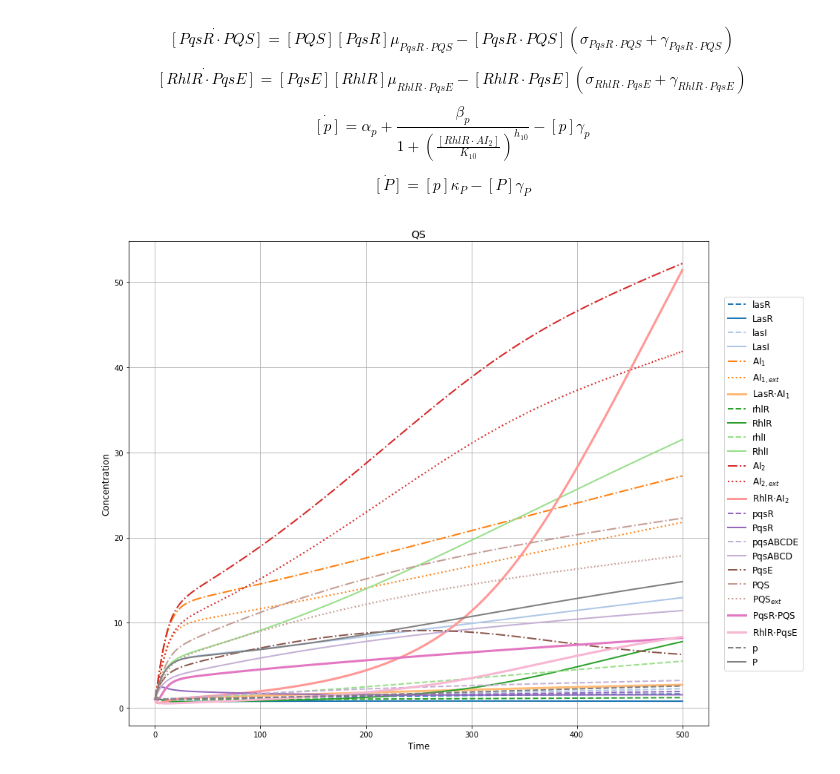
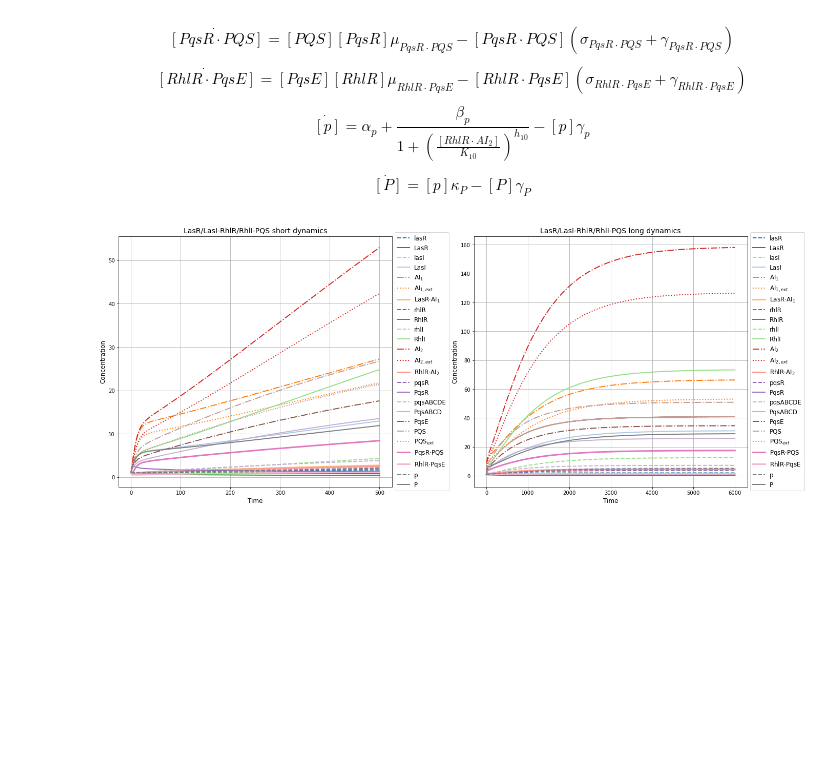
Before and after one commit to alejandrocs98/P-aeruginosa-qs, a Jupyter notebook: qs_deterministic.ipynb, the cells around one changed output. Drawn from its saved outputs; the diff is of its cells as text; code cells hidden in the pictures; blank space fills up the shorter version.

```diff
--- a/qs_deterministic.ipynb
+++ b/qs_deterministic.ipynb
@@ -554,10 +736,10 @@ def LasRI_RhlRI_PQS_qs(t, r):
     dAI1_ext = (N*d*(AI1-AI1_ext)) - (AI1_ext*(g_AI1_ext + d_away))
     dLasRAI1 = AI1*LasR*u_LasRAI1 - (LasRAI1*(g_LasRAI1 + s_LasRAI1))
     drhlR = a_rhlR + (b_rhlR/(1+(LasRAI1/K2)**h2)) - rhlR*g_lasR
-    dRhlR = rhlR*k_RhlR + RhlRAI2*s_RhlRAI2 - AI1*RhlR*u_RhlRAI2 - RhlR*g_RhlR
+    dRhlR = rhlR*k_RhlR + RhlRAI2*s_RhlRAI2 - AI2*RhlR*u_RhlRAI2 - RhlR*g_RhlR
     drhlI = a_rhlI + (b_rhlI/(1+(LasRAI1/K3)**h3)) + (b_rhlI/(1+(RhlRAI2/K4)**h4)) + (b_rhlI/(1+(RhlRPqsE/K5)**h5)) - rhlI*g_rhlI
     dRhlI = rhlI*k_RhlI - RhlI*g_RhlI
-    dAI2 = RhlI*k_AI2 + RhlRAI2*s_RhlRAI2 - AI2*RhlR*u_RhlRAI2 - (d*(AI2-AI2_ext)) - AI2*g_AI1
+    dAI2 = RhlI*k_AI2 + RhlRAI2*s_RhlRAI2 - AI2*RhlR*u_RhlRAI2 - (d*(AI2-AI2_ext)) - AI2*g_AI2
     dAI2_ext = (N*d*(AI2-AI2_ext)) - (AI2_ext*(g_AI2_ext + d_away))
     dRhlRAI2 = AI2*RhlR*u_RhlRAI2 - (RhlRAI2*(s_RhlRAI2 + g_RhlRAI2))
     dpqsR = a_pqsR + (b_pqsR/(1+(LasRAI1/K6)**h6)) + (b_pqsR/(1+(PqsRPQS/K7)**h7)) - pqsR*g_pqsR
@@ -574,39 +756,73 @@ def LasRI_RhlRI_PQS_qs(t, r):
 
     return np.array([dlasR, dLasR, dlasI, dLasI, dAI1, dAI1_ext, dLasRAI1, drhlR, dRhlR, drhlI, dRhlI, dAI2, dAI2_ext, dRhlRAI2, dpqsR, dPqsR, dpqsABCDE, dPqsABCD, dPqsE, dPQS, dPQS_ext, dPqsRPQS, dRhlRPqsE, dp, dP])
 # %%
-LasRI_RhlRI_PQS_qs_dynamics = solve_ivp(LasRI_RhlRI_PQS_qs, [0, 500], [1, 1, 1, 1, 1, 1, 1, 1, 1, 1, 1, 1, 1, 1, 1, 1, 1, 1, 1, 1, 1, 1, 1, 1, 1])
+LasRI_RhlRI_PQS_qs_dynamics_short = solve_ivp(LasRI_RhlRI_PQS_qs, [0, 500], [1, 1, 1, 1, 1, 1, 1, 1, 1, 1, 1, 1, 1, 1, 1, 1, 1, 1, 1, 1, 1, 1, 1, 1, 1])
+LasRI_RhlRI_PQS_qs_dynamics_long = solve_ivp(LasRI_RhlRI_PQS_qs, [0, 6000], [1, 1, 1, 1, 1, 1, 1, 1, 1, 1, 1, 1, 1, 1, 1, 1, 1, 1, 1, 1, 1, 1, 1, 1, 1])
 # %%
-plt.figure(figsize=(14,12))
-plt.plot(LasRI_RhlRI_PQS_qs_dynamics.t, LasRI_RhlRI_PQS_qs_dynamics.y[0], lw=2, label='lasR', color=cm.tab20(0), ls='--')
-plt.plot(LasRI_RhlRI_PQS_qs_dynamics.t, LasRI_RhlRI_PQS_qs_dynamics.y[1], lw=2, label='LasR', color=cm.tab20(0), ls='-')
-plt.plot(LasRI_RhlRI_PQS_qs_dynamics.t, LasRI_RhlRI_PQS_qs_dynamics.y[2], lw=2, label='lasI', color=cm.tab20(1), ls='--')
-plt.plot(LasRI_RhlRI_PQS_qs_dynamics.t, LasRI_RhlRI_PQS_qs_dynamics.y[3], lw=2, label='LasI', color=cm.tab20(1), ls='-')
-plt.plot(LasRI_RhlRI_PQS_qs_dynamics.t, LasRI_RhlRI_PQS_qs_dynamics.y[4], lw=2, label='AI$_1$', color=cm.tab20(2), ls='-.')
-plt.plot(LasRI_RhlRI_PQS_qs_dynamics.t, LasRI_RhlRI_PQS_qs_dynamics.y[5], lw=2, label='AI$_{1,ext}$', color=cm.tab20(2), ls=':')
-plt.plot(LasRI_RhlRI_PQS_qs_dynamics.t, LasRI_RhlRI_PQS_qs_dynamics.y[6], lw=3, label='LasR$\cdot$AI$_1$', color=cm.tab20(3), ls='-')
-plt.plot(LasRI_RhlRI_PQS_qs_dynamics.t, LasRI_RhlRI_PQS_qs_dynamics.y[7], lw=2, label='rhlR', color=cm.tab20(4), ls='--')
-plt.plot(LasRI_RhlRI_PQS_qs_dynamics.t, LasRI_RhlRI_PQS_qs_dynamics.y[8], lw=2, label='RhlR', color=cm.tab20(4), ls='-')
-plt.plot(LasRI_RhlRI_PQS_qs_dynamics.t, LasRI_RhlRI_PQS_qs_dynamics.y[9], lw=2, label='rhlI', color=cm.tab20(5), ls='--')
-plt.plot(LasRI_RhlRI_PQS_qs_dynamics.t, LasRI_RhlRI_PQS_qs_dynamics.y[10], lw=2, label='RhlI', color=cm.tab20(5), ls='-')
-plt.plot(LasRI_RhlRI_PQS_qs_dynamics.t, LasRI_RhlRI_PQS_qs_dynamics.y[11], lw=2, label='AI$_2$', color=cm.tab20(6), ls='-.')
-plt.plot(LasRI_RhlRI_PQS_qs_dynamics.t, LasRI_RhlRI_PQS_qs_dynamics.y[12], lw=2, label='AI$_{2,ext}$', color=cm.tab20(6), ls=':')
-plt.plot(LasRI_RhlRI_PQS_qs_dynamics.t, LasRI_RhlRI_PQS_qs_dynamics.y[13], lw=3, label='RhlR$\cdot$AI$_2$', color=cm.tab20(7), ls='-')
-plt.plot(LasRI_RhlRI_PQS_qs_dynamics.t, LasRI_RhlRI_PQS_qs_dynamics.y[14], lw=2, label='pqsR', color=cm.tab20(8), ls='--')
-plt.plot(LasRI_RhlRI_PQS_qs_dynamics.t, LasRI_RhlRI_PQS_qs_dynamics.y[15], lw=2, label='PqsR', color=cm.tab20(8), ls='-')
-plt.plot(LasRI_RhlRI_PQS_qs_dynamics.t, LasRI_RhlRI_PQS_qs_dynamics.y[16], lw=2, label='pqsABCDE', color=cm.tab20(9), ls='--')
-plt.plot(LasRI_RhlRI_PQS_qs_dynamics.t, LasRI_RhlRI_PQS_qs_dynamics.y[17], lw=2, label='PqsABCD', color=cm.tab20(9), ls='-')
-plt.plot(LasRI_RhlRI_PQS_qs_dynamics.t, LasRI_RhlRI_PQS_qs_dynamics.y[18], lw=2, label='PqsE', color=cm.tab20(10), ls='-.')
-plt.plot(LasRI_RhlRI_PQS_qs_dynamics.t, LasRI_RhlRI_PQS_qs_dynamics.y[19], lw=2, label='PQS', color=cm.tab20(11), ls='-.')
-plt.plot(LasRI_RhlRI_PQS_qs_dynamics.t, LasRI_RhlRI_PQS_qs_dynamics.y[20], lw=2, label='PQS$_{ext}$', color=cm.tab20(11), ls=':')
-plt.plot(LasRI_RhlRI_PQS_qs_dynamics.t, LasRI_RhlRI_PQS_qs_dynamics.y[21], lw=3, label='PqsR$\cdot$PQS', color=cm.tab20(12), ls='-')
-plt.plot(LasRI_RhlRI_PQS_qs_dynamics.t, LasRI_RhlRI_PQS_qs_dynamics.y[22], lw=3, label='RhlR$\cdot$PqsE', color=cm.tab20(13), ls='-')
-plt.plot(LasRI_RhlRI_PQS_qs_dynamics.t, LasRI_RhlRI_PQS_qs_dynamics.y[23], lw=2, label='p', color=cm.tab20(14), ls='--')
-plt.plot(LasRI_RhlRI_PQS_qs_dynamics.t, LasRI_RhlRI_PQS_qs_dynamics.y[24], lw=2, label='P', color=cm.tab20(14), ls='-')
+plt.figure(figsize=(22,9))
+plt.subplots_adjust(wspace=0.3)
+plt.subplot(1,2,1)
+plt.plot(LasRI_RhlRI_PQS_qs_dynamics_short.t, LasRI_RhlRI_PQS_qs_dynamics_short.y[0], lw=2, label='lasR', color=cm.tab20(0), ls='--')
+plt.plot(LasRI_RhlRI_PQS_qs_dynamics_short.t, LasRI_RhlRI_PQS_qs_dynamics_short.y[1], lw=2, label='LasR', color=cm.tab20(0), ls='-')
+plt.plot(LasRI_RhlRI_PQS_qs_dynamics_short.t, LasRI_RhlRI_PQS_qs_dynamics_short.y[2], lw=2, label='lasI', color=cm.tab20(1), ls='--')
+plt.plot(LasRI_RhlRI_PQS_qs_dynamics_short.t, LasRI_RhlRI_PQS_qs_dynamics_short.y[3], lw=2, label='LasI', color=cm.tab20(1), ls='-')
+plt.plot(LasRI_RhlRI_PQS_qs_dynamics_short.t, LasRI_RhlRI_PQS_qs_dynamics_short.y[4], lw=2, label='AI$_1$', color=cm.tab20(2), ls='-.')
+plt.plot(LasRI_RhlRI_PQS_qs_dynamics_short.t, LasRI_RhlRI_PQS_qs_dynamics_short.y[5], lw=2, label='AI$_{1,ext}$', color=cm.tab20(2), ls=':')
+plt.plot(LasRI_RhlRI_PQS_qs_dynamics_short.t, LasRI_RhlRI_PQS_qs_dynamics_short.y[6], lw=3, label='LasR$\cdot$AI$_1$', color=cm.tab20(3), ls='-')
+plt.plot(LasRI_RhlRI_PQS_qs_dynamics_short.t, LasRI_RhlRI_PQS_qs_dynamics_short.y[7], lw=2, label='rhlR', color=cm.tab20(4), ls='--')
+plt.plot(LasRI_RhlRI_PQS_qs_dynamics_short.t, LasRI_RhlRI_PQS_qs_dynamics_short.y[8], lw=2, label='RhlR', color=cm.tab20(4), ls='-')
+plt.plot(LasRI_RhlRI_PQS_qs_dynamics_short.t, LasRI_RhlRI_PQS_qs_dynamics_short.y[9], lw=2, label='rhlI', color=cm.tab20(5), ls='--')
+plt.plot(LasRI_RhlRI_PQS_qs_dynamics_short.t, LasRI_RhlRI_PQS_qs_dynamics_short.y[10], lw=2, label='RhlI', color=cm.tab20(5), ls='-')
+plt.plot(LasRI_RhlRI_PQS_qs_dynamics_short.t, LasRI_RhlRI_PQS_qs_dynamics_short.y[11], lw=2, label='AI$_2$', color=cm.tab20(6), ls='-.')
+plt.plot(LasRI_RhlRI_PQS_qs_dynamics_short.t, LasRI_RhlRI_PQS_qs_dynamics_short.y[12], lw=2, label='AI$_{2,ext}$', color=cm.tab20(6), ls=':')
+plt.plot(LasRI_RhlRI_PQS_qs_dynamics_short.t, LasRI_RhlRI_PQS_qs_dynamics_short.y[13], lw=3, label='RhlR$\cdot$AI$_2$', color=cm.tab20(7), ls='-')
+plt.plot(LasRI_RhlRI_PQS_qs_dynamics_short.t, LasRI_RhlRI_PQS_qs_dynamics_short.y[14], lw=2, label='pqsR', color=cm.tab20(8), ls='--')
+plt.plot(LasRI_RhlRI_PQS_qs_dynamics_short.t, LasRI_RhlRI_PQS_qs_dynamics_short.y[15], lw=2, label='PqsR', color=cm.tab20(8), ls='-')
+plt.plot(LasRI_RhlRI_PQS_qs_dynamics_short.t, LasRI_RhlRI_PQS_qs_dynamics_short.y[16], lw=2, label='pqsABCDE', color=cm.tab20(9), ls='--')
+plt.plot(LasRI_RhlRI_PQS_qs_dynamics_short.t, LasRI_RhlRI_PQS_qs_dynamics_short.y[17], lw=2, label='PqsABCD', color=cm.tab20(9), ls='-')
+plt.plot(LasRI_RhlRI_PQS_qs_dynamics_short.t, LasRI_RhlRI_PQS_qs_dynamics_short.y[18], lw=2, label='PqsE', color=cm.tab20(10), ls='-.')
+plt.plot(LasRI_RhlRI_PQS_qs_dynamics_short.t, LasRI_RhlRI_PQS_qs_dynamics_short.y[19], lw=2, label='PQS', color=cm.tab20(11), ls='-.')
+plt.plot(LasRI_RhlRI_PQS_qs_dynamics_short.t, LasRI_RhlRI_PQS_qs_dynamics_short.y[20], lw=2, label='PQS$_{ext}$', color=cm.tab20(11), ls=':')
+plt.plot(LasRI_RhlRI_PQS_qs_dynamics_short.t, LasRI_RhlRI_PQS_qs_dynamics_short.y[21], lw=3, label='PqsR$\cdot$PQS', color=cm.tab20(12), ls='-')
+plt.plot(LasRI_RhlRI_PQS_qs_dynamics_short.t, LasRI_RhlRI_PQS_qs_dynamics_short.y[22], lw=3, label='RhlR$\cdot$PqsE', color=cm.tab20(13), ls='-')
+plt.plot(LasRI_RhlRI_PQS_qs_dynamics_short.t, LasRI_RhlRI_PQS_qs_dynamics_short.y[23], lw=2, label='p', color=cm.tab20(14), ls='--')
+plt.plot(LasRI_RhlRI_PQS_qs_dynamics_short.t, LasRI_RhlRI_PQS_qs_dynamics_short.y[24], lw=2, label='P', color=cm.tab20(14), ls='-')
 plt.grid()
-plt.legend(loc='center right', bbox_to_anchor=(1.17, 0.50), ncol=1, fancybox=True, shadow=False, fontsize=12)
+plt.legend(loc='center right', bbox_to_anchor=(1.22, 0.50), ncol=1, fancybox=True, shadow=False, fontsize=12)
 plt.xlabel('Time', fontsize=12)
 plt.ylabel('Concentration', fontsize=12)
-plt.title('QS', fontsize=14)
+plt.title('LasR/LasI-RhlR/RhlI-PQS short dynamics', fontsize=14)
+plt.subplot(1,2,2)
+plt.plot(LasRI_RhlRI_PQS_qs_dynamics_long.t, LasRI_RhlRI_PQS_qs_dynamics_long.y[0], lw=2, label='lasR', color=cm.tab20(0), ls='--')
+plt.plot(LasRI_RhlRI_PQS_qs_dynamics_long.t, LasRI_RhlRI_PQS_qs_dynamics_long.y[1], lw=2, label='LasR', color=cm.tab20(0), ls='-')
+plt.plot(LasRI_RhlRI_PQS_qs_dynamics_long.t, LasRI_RhlRI_PQS_qs_dynamics_long.y[2], lw=2, label='lasI', color=cm.tab20(1), ls='--')
+plt.plot(LasRI_RhlRI_PQS_qs_dynamics_long.t, LasRI_RhlRI_PQS_qs_dynamics_long.y[3], lw=2, label='LasI', color=cm.tab20(1), ls='-')
+plt.plot(LasRI_RhlRI_PQS_qs_dynamics_long.t, LasRI_RhlRI_PQS_qs_dynamics_long.y[4], lw=2, label='AI$_1$', color=cm.tab20(2), ls='-.')
+plt.plot(LasRI_RhlRI_PQS_qs_dynamics_long.t, LasRI_RhlRI_PQS_qs_dynamics_long.y[5], lw=2, label='AI$_{1,ext}$', color=cm.tab20(2), ls=':')
+plt.plot(LasRI_RhlRI_PQS_qs_dynamics_long.t, LasRI_RhlRI_PQS_qs_dynamics_long.y[6], lw=3, label='LasR$\cdot$AI$_1$', color=cm.tab20(3), ls='-')
+plt.plot(LasRI_RhlRI_PQS_qs_dynamics_long.t, LasRI_RhlRI_PQS_qs_dynamics_long.y[7], lw=2, label='rhlR', color=cm.tab20(4), ls='--')
+plt.plot(LasRI_RhlRI_PQS_qs_dynamics_long.t, LasRI_RhlRI_PQS_qs_dynamics_long.y[8], lw=2, label='RhlR', color=cm.tab20(4), ls='-')
+plt.plot(LasRI_RhlRI_PQS_qs_dynamics_long.t, LasRI_RhlRI_PQS_qs_dynamics_long.y[9], lw=2, label='rhlI', color=cm.tab20(5), ls='--')
+plt.plot(LasRI_RhlRI_PQS_qs_dynamics_long.t, LasRI_RhlRI_PQS_qs_dynamics_long.y[10], lw=2, label='RhlI', color=cm.tab20(5), ls='-')
+plt.plot(LasRI_RhlRI_PQS_qs_dynamics_long.t, LasRI_RhlRI_PQS_qs_dynamics_long.y[11], lw=2, label='AI$_2$', color=cm.tab20(6), ls='-.')
+plt.plot(LasRI_RhlRI_PQS_qs_dynamics_long.t, LasRI_RhlRI_PQS_qs_dynamics_long.y[12], lw=2, label='AI$_{2,ext}$', color=cm.tab20(6), ls=':')
+plt.plot(LasRI_RhlRI_PQS_qs_dynamics_long.t, LasRI_RhlRI_PQS_qs_dynamics_long.y[13], lw=3, label='RhlR$\cdot$AI$_2$', color=cm.tab20(7), ls='-')
+plt.plot(LasRI_RhlRI_PQS_qs_dynamics_long.t, LasRI_RhlRI_PQS_qs_dynamics_long.y[14], lw=2, label='pqsR', color=cm.tab20(8), ls='--')
+plt.plot(LasRI_RhlRI_PQS_qs_dynamics_long.t, LasRI_RhlRI_PQS_qs_dynamics_long.y[15], lw=2, label='PqsR', color=cm.tab20(8), ls='-')
+plt.plot(LasRI_RhlRI_PQS_qs_dynamics_long.t, LasRI_RhlRI_PQS_qs_dynamics_long.y[16], lw=2, label='pqsABCDE', color=cm.tab20(9), ls='--')
+plt.plot(LasRI_RhlRI_PQS_qs_dynamics_long.t, LasRI_RhlRI_PQS_qs_dynamics_long.y[17], lw=2, label='PqsABCD', color=cm.tab20(9), ls='-')
+plt.plot(LasRI_RhlRI_PQS_qs_dynamics_long.t, LasRI_RhlRI_PQS_qs_dynamics_long.y[18], lw=2, label='PqsE', color=cm.tab20(10), ls='-.')
+plt.plot(LasRI_RhlRI_PQS_qs_dynamics_long.t, LasRI_RhlRI_PQS_qs_dynamics_long.y[19], lw=2, label='PQS', color=cm.tab20(11), ls='-.')
+plt.plot(LasRI_RhlRI_PQS_qs_dynamics_long.t, LasRI_RhlRI_PQS_qs_dynamics_long.y[20], lw=2, label='PQS$_{ext}$', color=cm.tab20(11), ls=':')
+plt.plot(LasRI_RhlRI_PQS_qs_dynamics_long.t, LasRI_RhlRI_PQS_qs_dynamics_long.y[21], lw=3, label='PqsR$\cdot$PQS', color=cm.tab20(12), ls='-')
+plt.plot(LasRI_RhlRI_PQS_qs_dynamics_long.t, LasRI_RhlRI_PQS_qs_dynamics_long.y[22], lw=3, label='RhlR$\cdot$PqsE', color=cm.tab20(13), ls='-')
+plt.plot(LasRI_RhlRI_PQS_qs_dynamics_long.t, LasRI_RhlRI_PQS_qs_dynamics_long.y[23], lw=2, label='p', color=cm.tab20(14), ls='--')
+plt.plot(LasRI_RhlRI_PQS_qs_dynamics_long.t, LasRI_RhlRI_PQS_qs_dynamics_long.y[24], lw=2, label='P', color=cm.tab20(14), ls='-')
+plt.grid()
+plt.legend(loc='center right', bbox_to_anchor=(1.22, 0.50), ncol=1, fancybox=True, shadow=False, fontsize=12)
+plt.xlabel('Time', fontsize=12)
+plt.ylabel('Concentration', fontsize=12)
+plt.title('LasR/LasI-RhlR/RhlI-PQS long dynamics', fontsize=14)
 plt.show()
 # %% [output]
-[figure, old version]
+[figure, new version]
```
Also changed, not shown: parts of 10 cells of this notebook, 1 other file.
